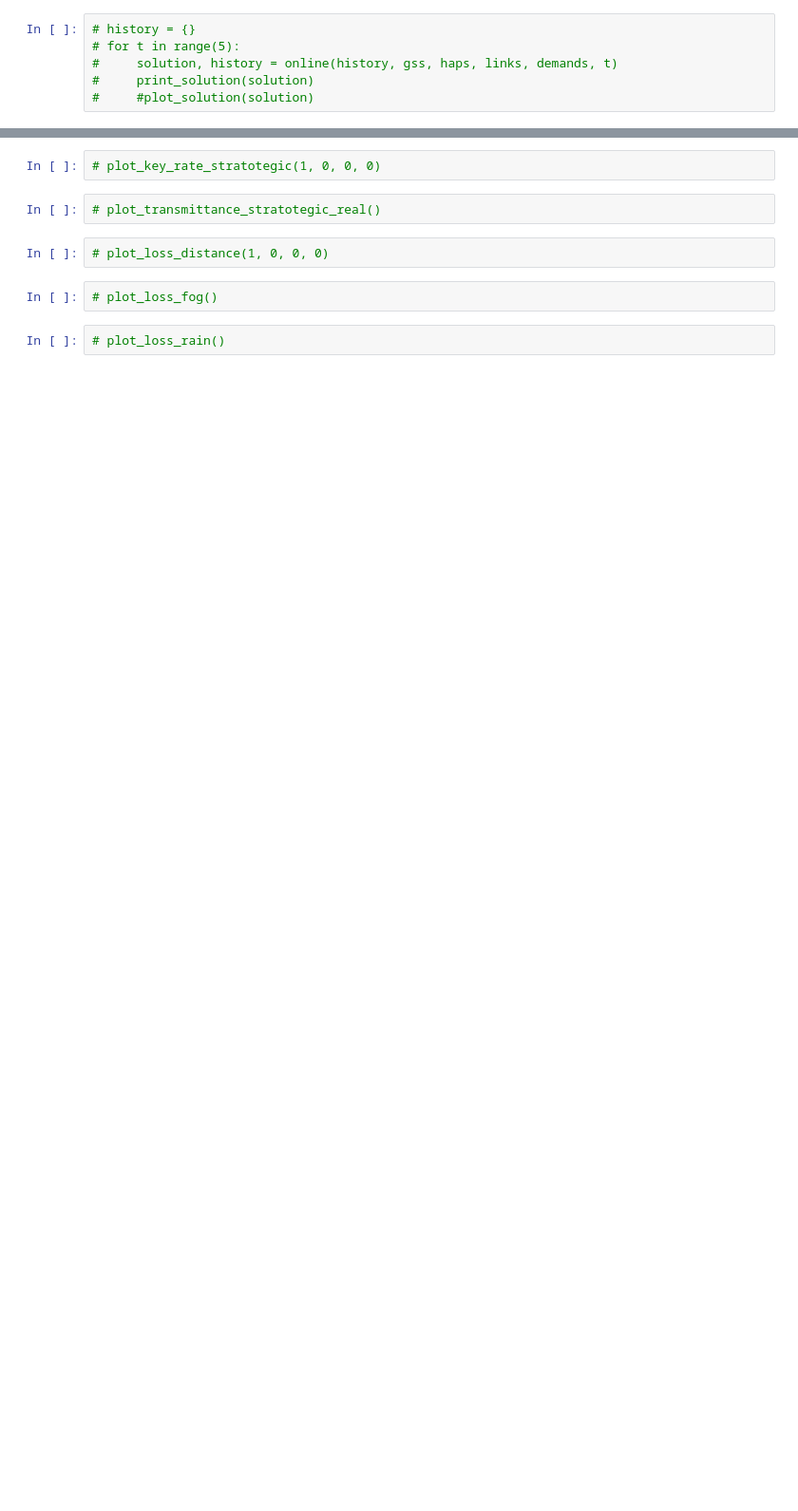
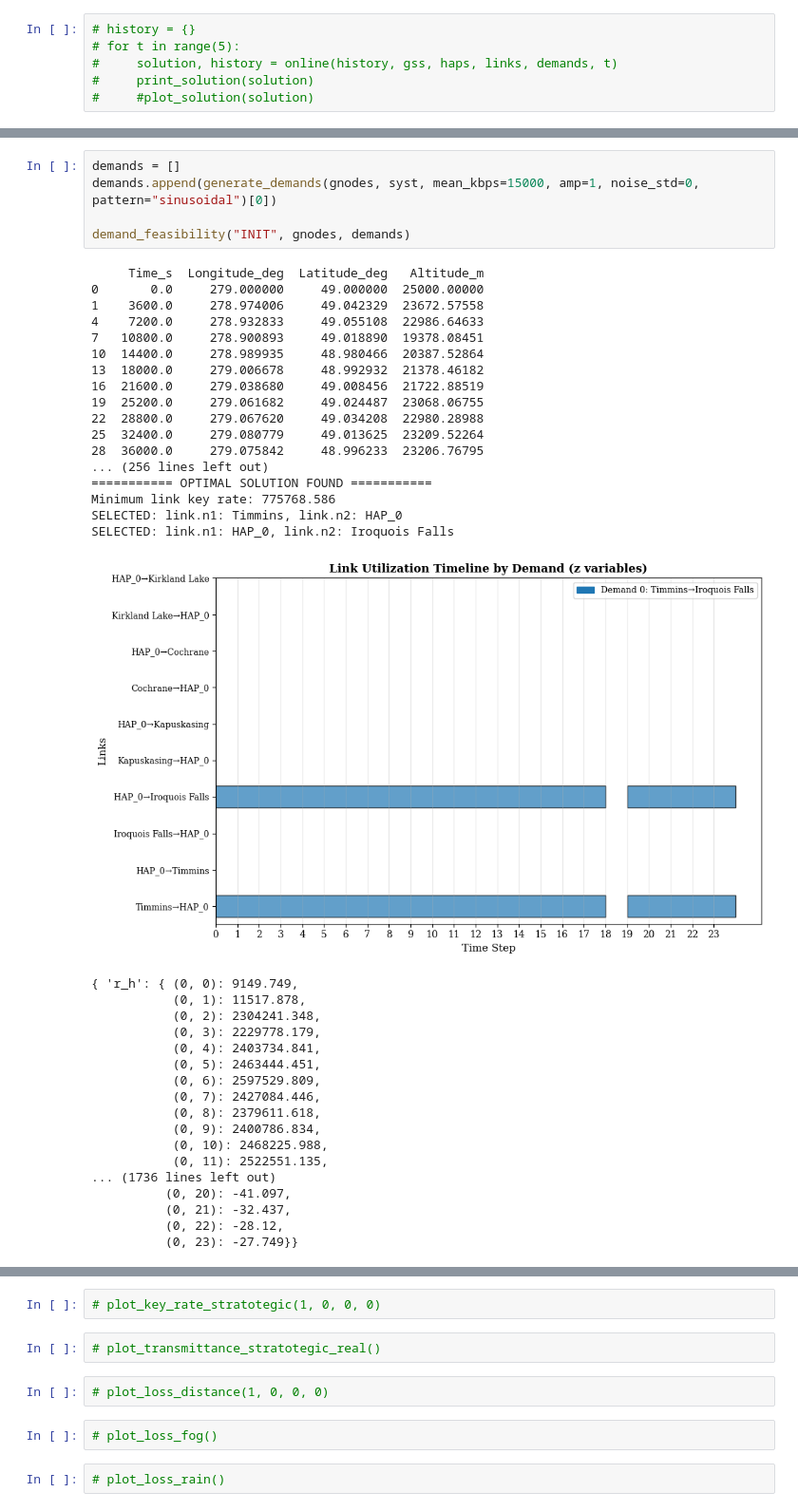
Before and after one commit to mehdibolourian/HAP-QKD, a Jupyter notebook: hap-qkd.ipynb, the cells around one changed output, grey strips where cells are left out. Shown: that part at 95% size. Drawn from its saved outputs; the diff is of its cells as text; blank space fills up the shorter version.

```diff
--- a/hap-qkd.ipynb
+++ b/hap-qkd.ipynb
@@ -23,2 +110,43 @@ gnodes, hnodes, links, demands = init_setup_real()
 # # print_solution(solution)
 # plot_solution(solution)
+# %%
+demands = []
+demands.append(generate_demands(gnodes, syst, mean_kbps=15000, amp=1, noise_std=0, pattern="sinusoidal")[0])
+
+demand_feasibility("INIT", gnodes, demands)
+# %% [output]
+     Time_s  Longitude_deg  Latitude_deg   Altitude_m
+0       0.0     279.000000     49.000000  25000.00000
+1    3600.0     278.974006     49.042329  23672.57558
+4    7200.0     278.932833     49.055108  22986.64633
+7   10800.0     278.900893     49.018890  19378.08451
+10  14400.0     278.989935     48.980466  20387.52864
+13  18000.0     279.006678     48.992932  21378.46182
+16  21600.0     279.038680     49.008456  21722.88519
+19  25200.0     279.061682     49.024487  23068.06755
+22  28800.0     279.067620     49.034208  22980.28988
+25  32400.0     279.080779     49.013625  23209.52264
+28  36000.0     279.075842     48.996233  23206.76795
+... (256 lines left out)
+=========== OPTIMAL SOLUTION FOUND ===========
+Minimum link key rate: 775768.586
+SELECTED: link.n1: Timmins, link.n2: HAP_0
+SELECTED: link.n1: HAP_0, link.n2: Iroquois Falls
+[figure, added]
+{ 'r_h': { (0, 0): 9149.749,
+           (0, 1): 11517.878,
+           (0, 2): 2304241.348,
+           (0, 3): 2229778.179,
+           (0, 4): 2403734.841,
+           (0, 5): 2463444.451,
+           (0, 6): 2597529.809,
+           (0, 7): 2427084.446,
+           (0, 8): 2379611.618,
+           (0, 9): 2400786.834,
+           (0, 10): 2468225.988,
+           (0, 11): 2522551.135,
+... (1736 lines left out)
+          (0, 20): -41.097,
+          (0, 21): -32.437,
+          (0, 22): -28.12,
+          (0, 23): -27.749}}
```
Also changed, not shown: parts of 6 cells of this notebook, 10 other files.
